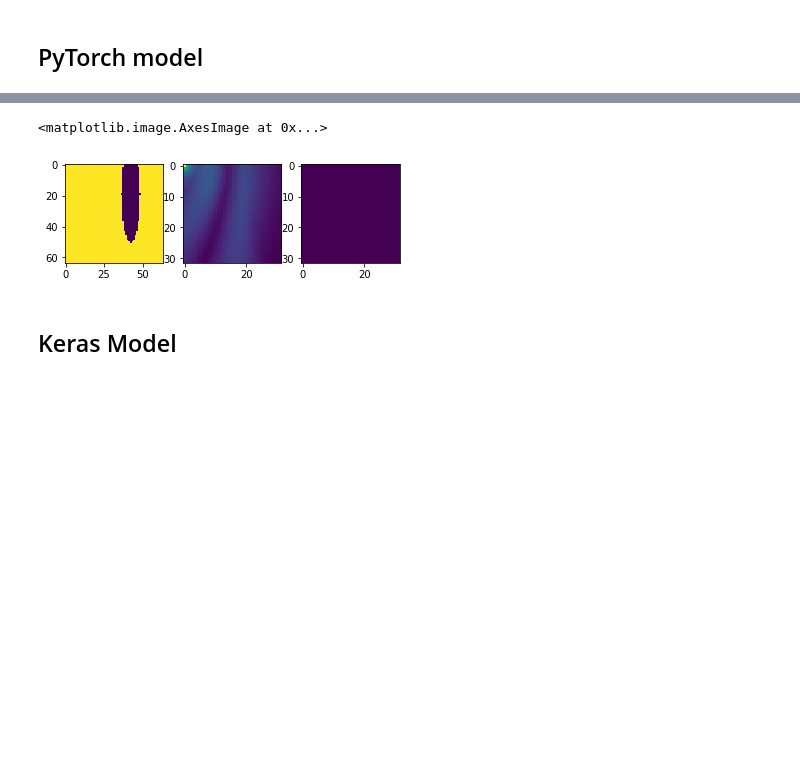
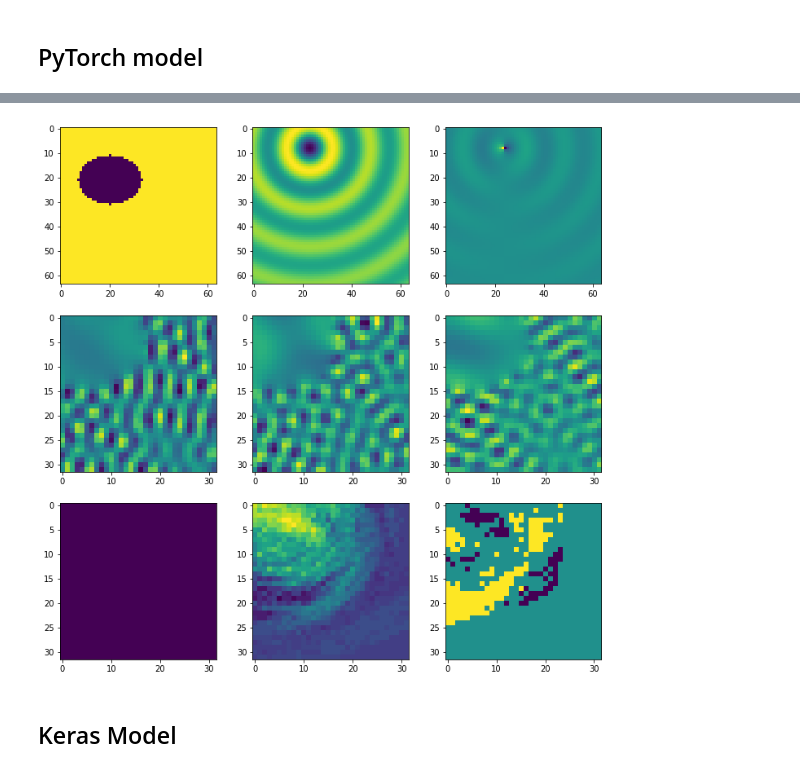
Before and after one commit to bencbartlett/neural-maxwell, a Jupyter notebook: CS229_Final_Project.ipynb, the cells around one changed output, grey strips where cells are left out. Drawn from its saved outputs; the diff is of its cells as text; code cells hidden in the pictures; blank space fills up the shorter version.

Commit message:
added SimulationData class, refactored generators, some progress on model prediction

```diff
--- a/CS229_Final_Project.ipynb
+++ b/CS229_Final_Project.ipynb
@@ -41,0 +27,2 @@ axarr[2].imshow(Ezabs)
+# %%
+data = load_batch("datasets/test.hdf5", "ellipses")
@@ -154,17 +182,23 @@ with torch.no_grad():
 # %%
 n = np.random.randint(0,2)
 m = np.random.randint(0,batch_size)
-permittivity = data_list[n][m][0]
-label = labels_list[n][m]
-predicted = outputs_list[n][m]
+eps, Ez_vac, Hx_vac, Hy_vac = data_list[n][m]
+Ez_true, Hx_true, Hy_true = labels_list[n][m]
+Ez_pred, Hx_pred, Hy_pred = outputs_list[n][m]
 
-f, axarr = plt.subplots(1,3)
-axarr[0].imshow(permittivity)
-axarr[1].imshow(label)
-axarr[2].imshow(predicted)
+f, axarr = plt.subplots(3,3, figsize=(12,12))
+axarr[0,0].imshow(eps)
+axarr[0,1].imshow(Ez_vac)
+axarr[0,2].imshow(Hx_vac)
+axarr[1,0].imshow(Ez_true)
+axarr[1,1].imshow(Hx_true)
+axarr[1,2].imshow(Hy_true)
+axarr[2,0].imshow(Ez_pred)
+axarr[2,1].imshow(Hx_pred)
+axarr[2,2].imshow(Hy_pred)
+plt.show()
 # %% [output]
-<matplotlib.image.AxesImage at 0x...>
-[figure, old version]
+[figure, new version]
 # %% [markdown]
 ## Keras Model
 # %%
```
Also changed, not shown: parts of 9 cells of this notebook, 3 other files.
